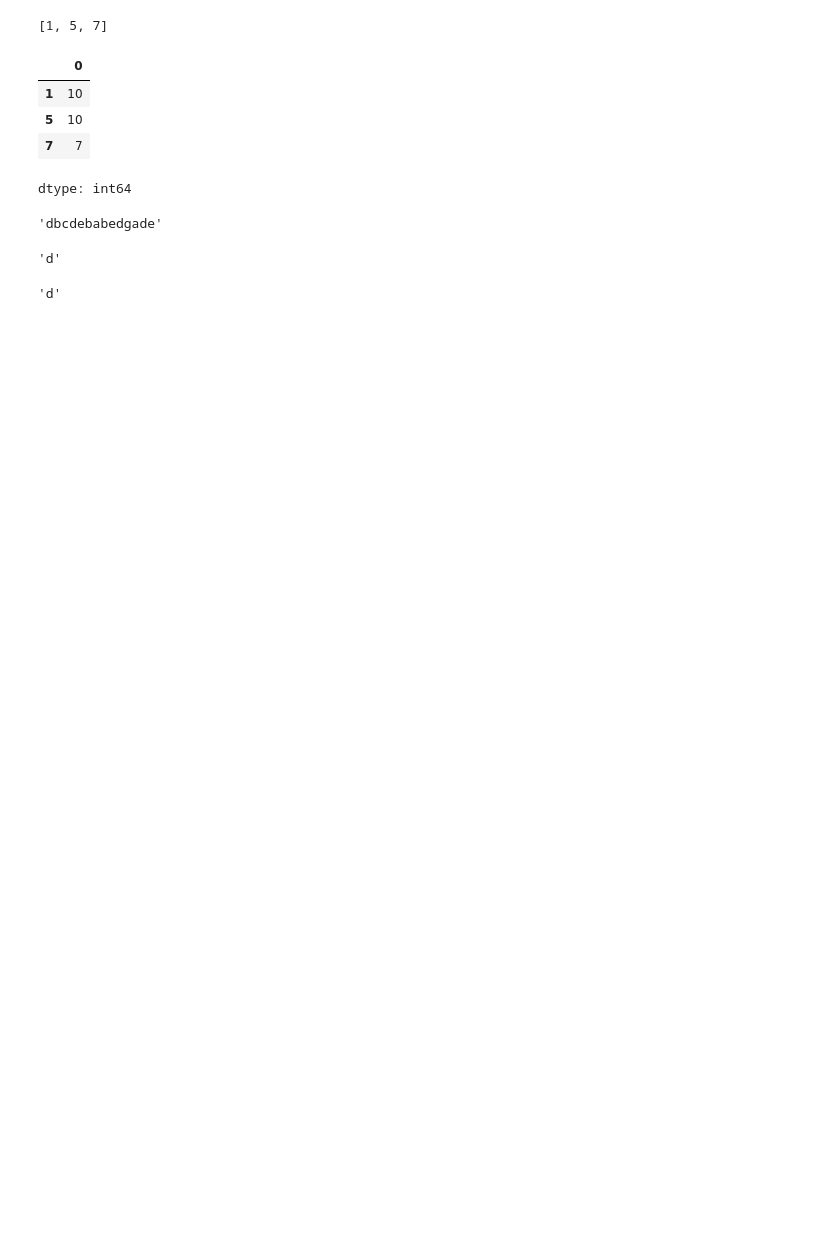
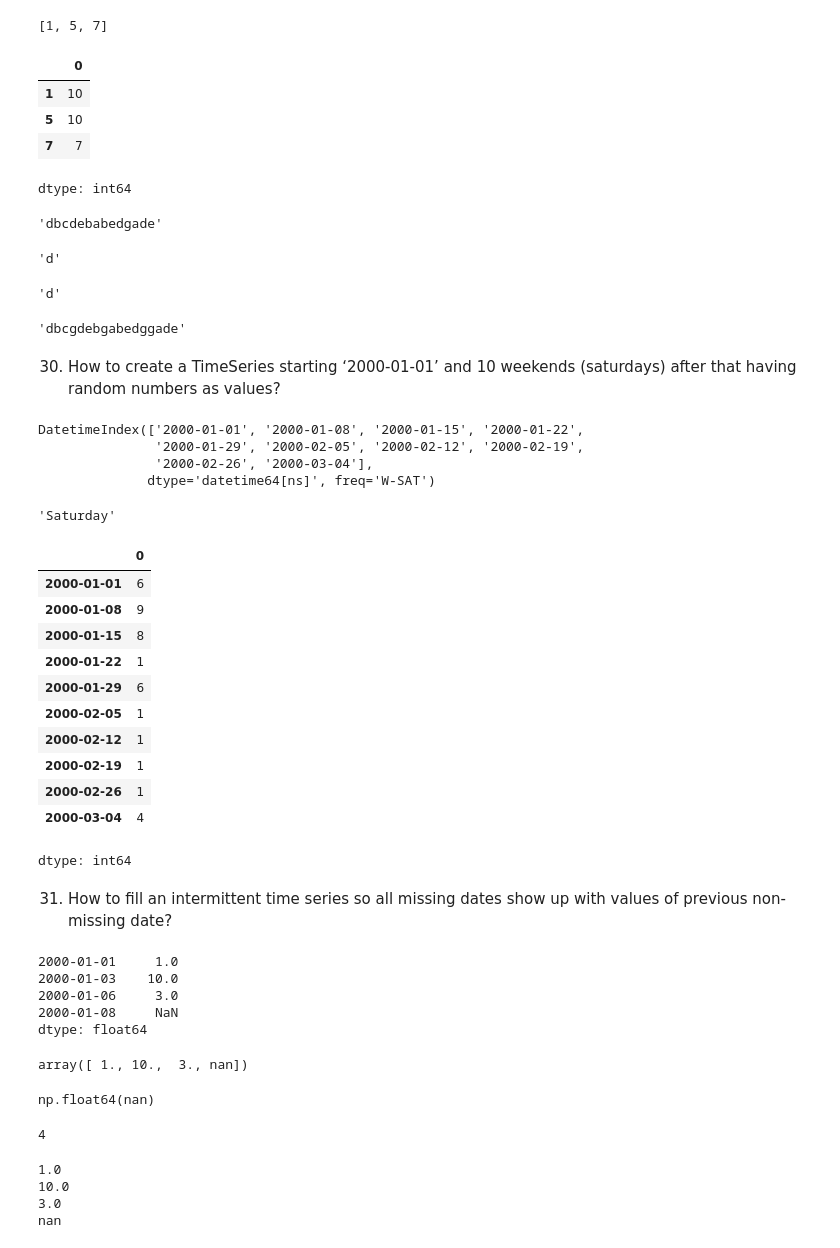
Before and after one commit to rushielevates/ML-DL-practice, a Jupyter notebook: Pandas.ipynb, the cells around one changed output. Drawn from its saved outputs; the diff is of its cells as text; code cells hidden in the pictures; blank space fills up the shorter version.

```diff
--- a/Pandas.ipynb
+++ b/Pandas.ipynb
@@ -1106,3 +1106,69 @@ df.value_counts().idxmax()
 df.value_counts().index[0]
 # %% [output]
 'd'
+# %%
+my_str.replace(' ',df.value_counts().index[-1])
+# %% [output]
+'dbcgdebgabedggade'
+# %% [markdown]
+30. How to create a TimeSeries starting ‘2000-01-01’ and 10 weekends (saturdays) after that having random numbers as values?
+# %%
+pd.date_range(start='2000-01-01',periods=10,freq='W-SAT')
+# %% [output]
+DatetimeIndex(['2000-01-01', '2000-01-08', '2000-01-15', '2000-01-22',
+               '2000-01-29', '2000-02-05', '2000-02-12', '2000-02-19',
+               '2000-02-26', '2000-03-04'],
+              dtype='datetime64[ns]', freq='W-SAT')
+# %%
+pd.Timestamp('2000-01-01').day_name()
+# %% [output]
+'Saturday'
+# %%
+pd.Series(np.random.randint(1,10,10),pd.date_range('2000-01-01',periods=10,freq='W-SAT'))
+# %% [output]
+|  | 0 |
+| 2000-01-01 | 6 |
+| 2000-01-08 | 9 |
+| 2000-01-15 | 8 |
+| 2000-01-22 | 1 |
+| 2000-01-29 | 6 |
+| 2000-02-05 | 1 |
+| 2000-02-12 | 1 |
+| 2000-02-19 | 1 |
+| 2000-02-26 | 1 |
+| 2000-03-04 | 4 |
+dtype: int64
+# %% [markdown]
+31. How to fill an intermittent time series so all missing dates show up with values of previous non-missing date?
+# %%
+import numpy as np
+import pandas as pd
+ser = pd.Series([1,10,3,np.nan], index=pd.to_datetime(['2000-01-01', '2000-01-03', '2000-01-06', '2000-01-08']))
+print(ser)
+# %% [output]
+2000-01-01     1.0
+2000-01-03    10.0
+2000-01-06     3.0
+2000-01-08     NaN
+dtype: float64
+# %%
+ser.sort_index().values
+# %% [output]
+array([ 1., 10.,  3., nan])
+# %%
+ser['2000-01-08']
+# %% [output]
+np.float64(nan)
+# %%
+ser.shape[0]
+# %% [output]
+4
+# %%
+prev = 0
+for i in ser.sort_index():
+  print(i)
+# %% [output]
+1.0
+10.0
+3.0
+nan
```
Also changed, not shown: parts of 22 cells of this notebook.
